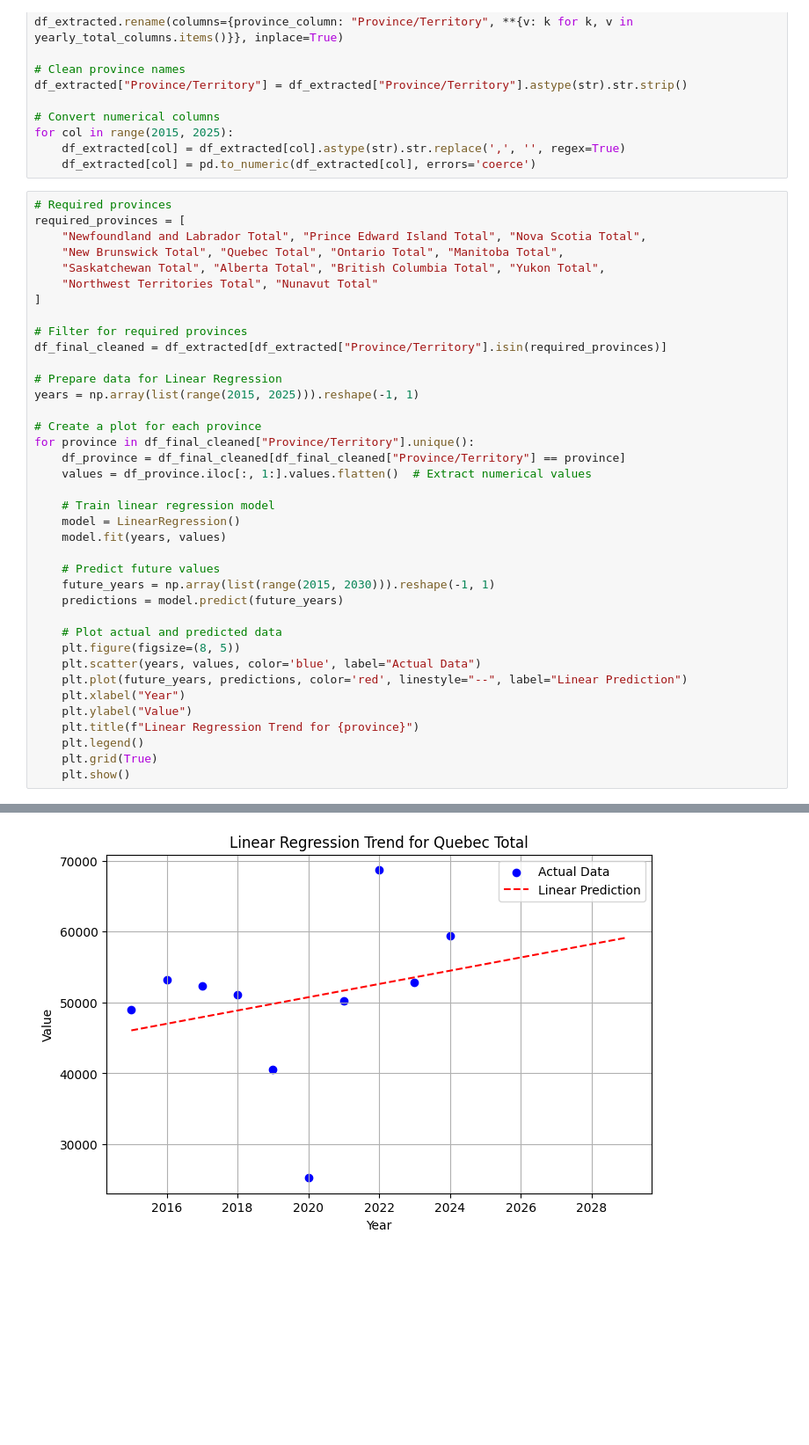
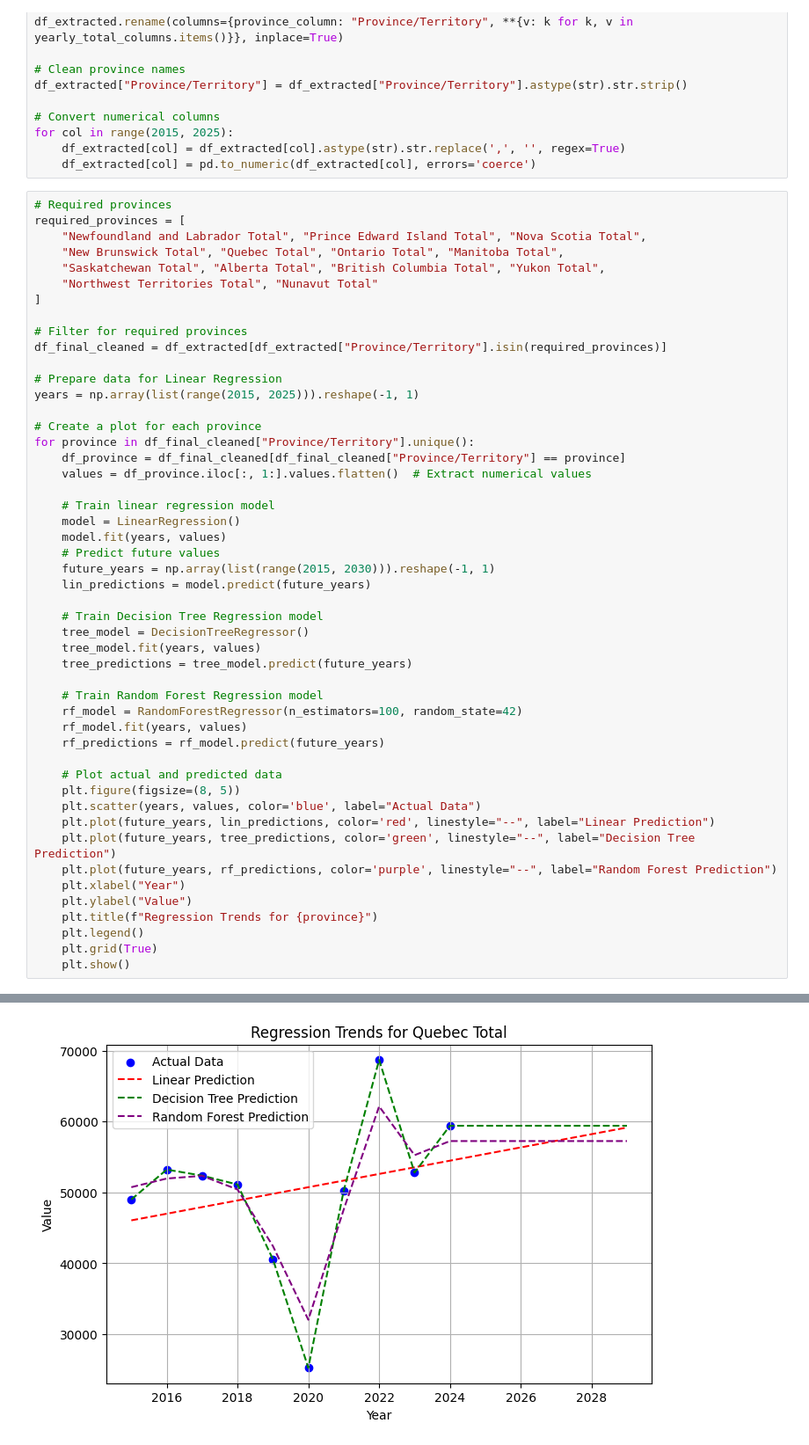
Before and after one commit to m-p-s/Professional_Certificate_in_Machine_Learning_Artificial_Intelligence, a Jupyter notebook: capstone/Capstone_Permanent_Residents_data_EDA.ipynb, the cells around one changed output, grey strips where cells are left out. Shown at 88% size. Saved outputs shown, nothing was run; the diff lists cells and outputs as text; blank space fills up the shorter version.

```diff
--- a/capstone/Capstone_Permanent_Residents_data_EDA.ipynb
+++ b/capstone/Capstone_Permanent_Residents_data_EDA.ipynb
@@ -370,18 +376,29 @@ for province in df_final_cleaned["Province/Territory"].unique():
     # Train linear regression model
     model = LinearRegression()
     model.fit(years, values)
-
     # Predict future values
     future_years = np.array(list(range(2015, 2030))).reshape(-1, 1)
-    predictions = model.predict(future_years)
+    lin_predictions = model.predict(future_years)
+
+    # Train Decision Tree Regression model
+    tree_model = DecisionTreeRegressor()
+    tree_model.fit(years, values)
+    tree_predictions = tree_model.predict(future_years)
+
+    # Train Random Forest Regression model
+    rf_model = RandomForestRegressor(n_estimators=100, random_state=42)
+    rf_model.fit(years, values)
+    rf_predictions = rf_model.predict(future_years)
 
     # Plot actual and predicted data
     plt.figure(figsize=(8, 5))
     plt.scatter(years, values, color='blue', label="Actual Data")
-    plt.plot(future_years, predictions, color='red', linestyle="--", label="Linear Prediction")
+    plt.plot(future_years, lin_predictions, color='red', linestyle="--", label="Linear Prediction")
+    plt.plot(future_years, tree_predictions, color='green', linestyle="--", label="Decision Tree Prediction")
+    plt.plot(future_years, rf_predictions, color='purple', linestyle="--", label="Random Forest Prediction")
     plt.xlabel("Year")
     plt.ylabel("Value")
-    plt.title(f"Linear Regression Trend for {province}")
+    plt.title(f"Regression Trends for {province}")
     plt.legend()
     plt.grid(True)
     plt.show()
@@ -393 +410 @@ for province in df_final_cleaned["Province/Territory"].unique():
-[figure, old version]
+[figure, new version]
```
Also changed, not shown: parts of 26 cells of this notebook.
